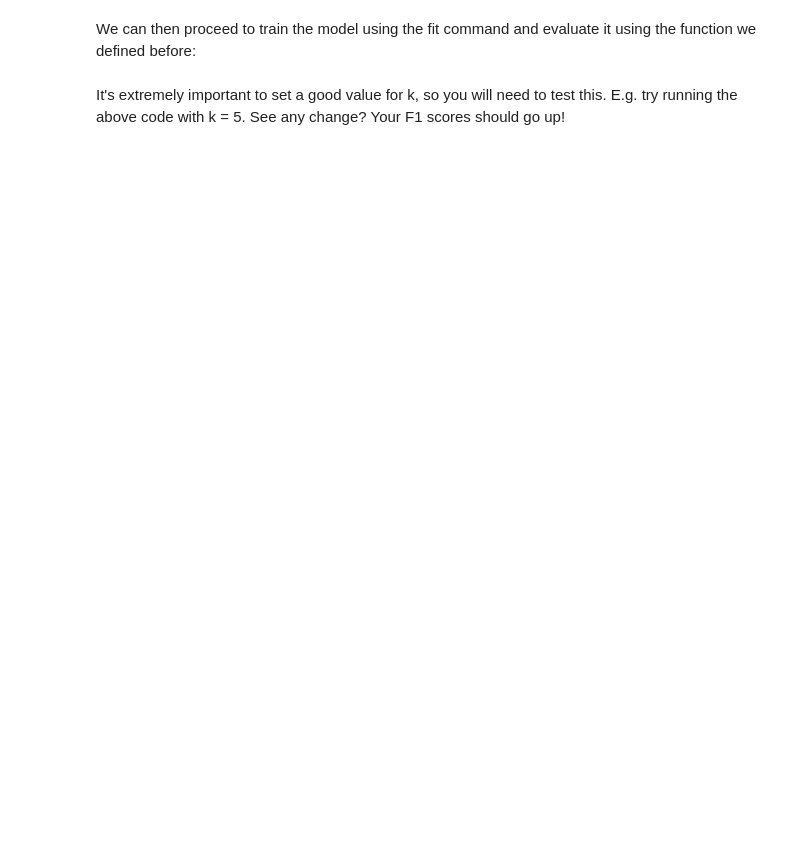
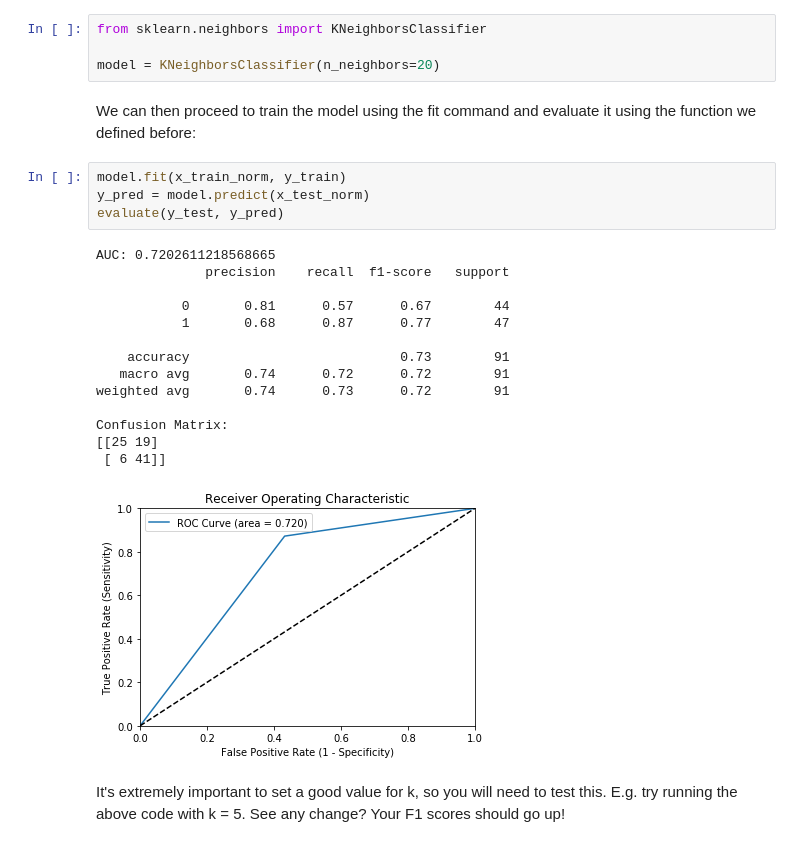
Before and after one commit to tasercake/CDS-50.038, a Jupyter notebook: Lab5/Classification_lab_empty.ipynb, the cells around one changed output. Drawn from its saved outputs; the diff is of its cells as text; blank space fills up the shorter version.

```diff
--- a/Lab5/Classification_lab_empty.ipynb
+++ b/Lab5/Classification_lab_empty.ipynb
@@ -138,7 +187,30 @@ Finally, what does the actual tree look like? You can experiment yourself how th
 Let's explore the kNN algorithm. As you've seen in class. It's a very simple algorithm, however, it needs a lot of time to compute all distances.
 
 Similar to before, we first load the library and define the model with parameters (here only the parameter k is needed).
+# %%
+from sklearn.neighbors import KNeighborsClassifier
+
+model = KNeighborsClassifier(n_neighbors=20)
 # %% [markdown]
 We can then proceed to train the model using the fit command and evaluate it using the function we defined before:
+# %%
+model.fit(x_train_norm, y_train)
+y_pred = model.predict(x_test_norm)
+evaluate(y_test, y_pred)
+# %% [output]
+AUC: 0.7202611218568665
+              precision    recall  f1-score   support
+
+           0       0.81      0.57      0.67        44
+           1       0.68      0.87      0.77        47
+
+    accuracy                           0.73        91
+   macro avg       0.74      0.72      0.72        91
+weighted avg       0.74      0.73      0.72        91
+
+Confusion Matrix:
+[[25 19]
+ [ 6 41]]
+[figure, added]
 # %% [markdown]
 It's extremely important to set a good value for k, so you will need to test this. E.g. try running the above code with k = 5. See any change? Your F1 scores should go up!
```
Also changed, not shown: parts of 25 cells of this notebook.
